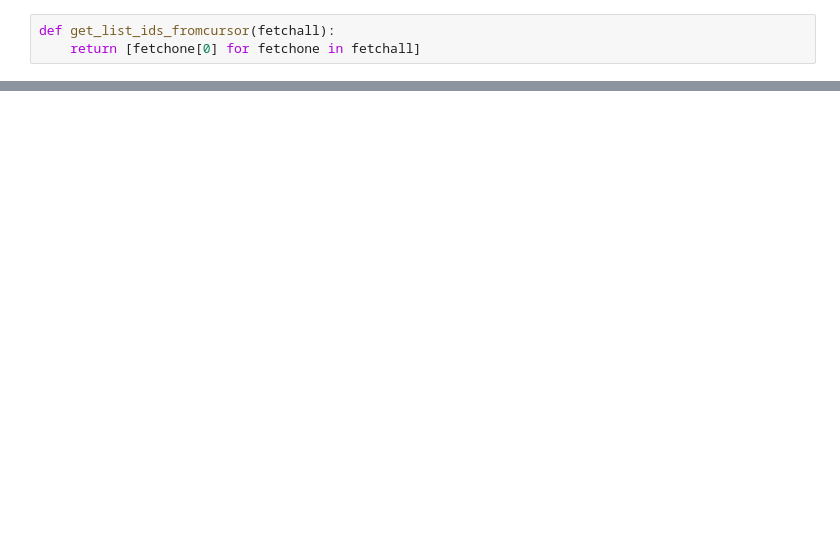
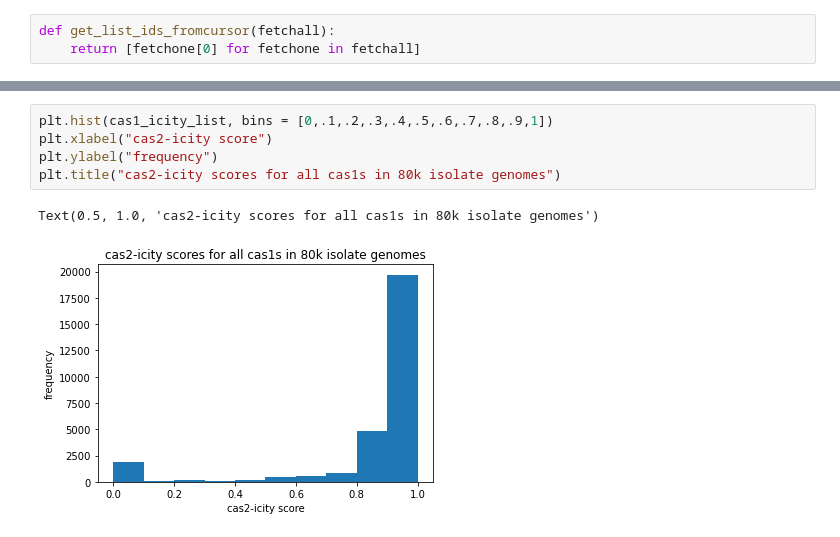
Before and after one commit to pdhsulab/GeneGraphDB, a Jupyter notebook: calc_icity.ipynb, the cells around one changed output, grey strips where cells are left out. Drawn from its saved outputs; the diff is of its cells as text; blank space fills up the shorter version.

```diff
--- a/calc_icity.ipynb
+++ b/calc_icity.ipynb
@@ -165,0 +435,8 @@ neigh_id
+# %%
+plt.hist(cas1_icity_list, bins = [0,.1,.2,.3,.4,.5,.6,.7,.8,.9,1])
+plt.xlabel("cas2-icity score")
+plt.ylabel("frequency")
+plt.title("cas2-icity scores for all cas1s in 80k isolate genomes")
+# %% [output]
+Text(0.5, 1.0, 'cas2-icity scores for all cas1s in 80k isolate genomes')
+[figure, added]
```
Also changed, not shown: parts of 47 cells of this notebook, 3 other files.
